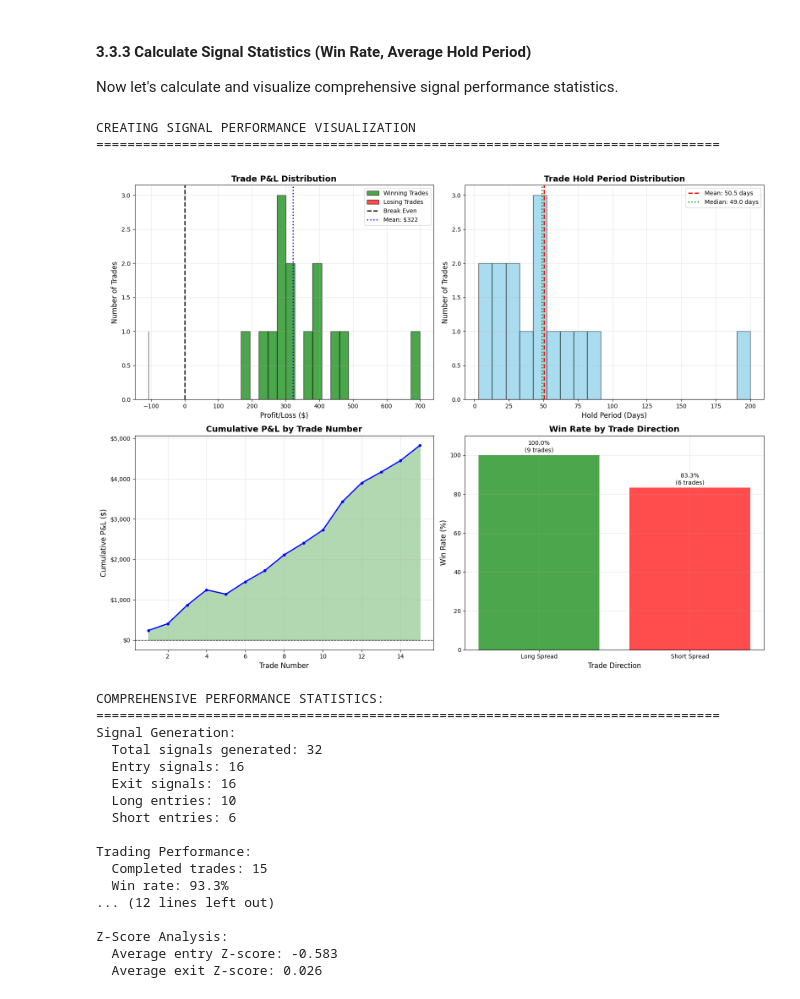
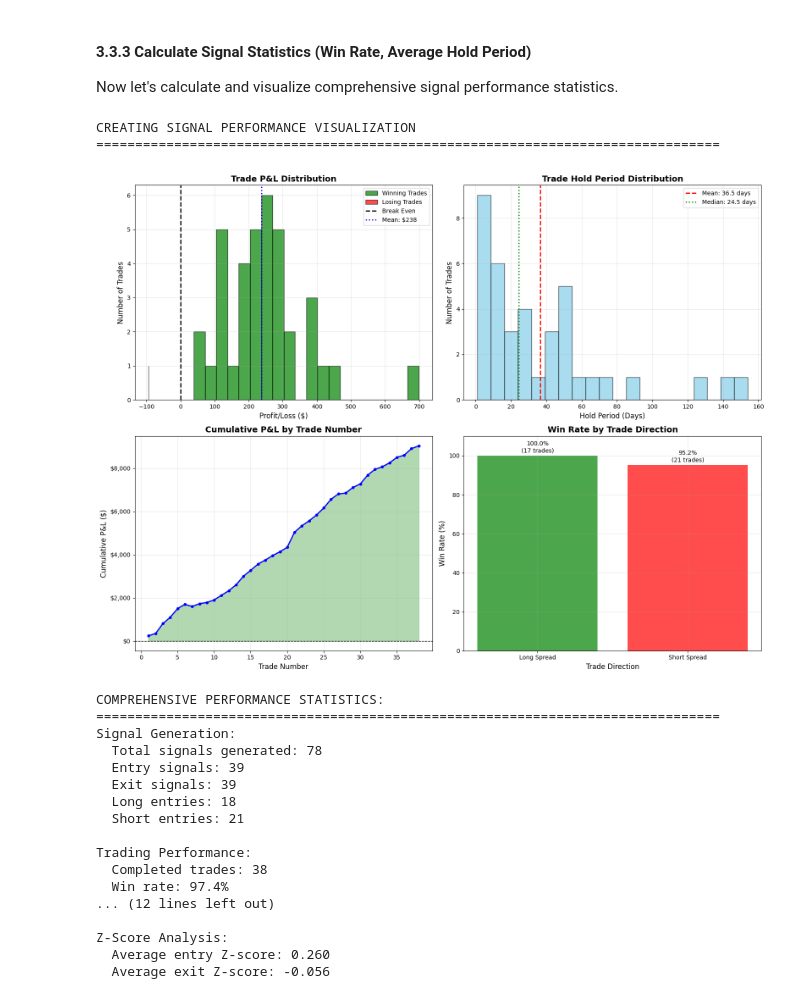
Before and after one commit to TradeInsight-Info/TiPortfolio, a Jupyter notebook: notebooks/cointegration_pairs_goog.ipynb, the cells around one changed output. Drawn from its saved outputs; the diff is of its cells as text; code cells hidden in the pictures.

```diff
--- a/notebooks/cointegration_pairs_goog.ipynb
+++ b/notebooks/cointegration_pairs_goog.ipynb
@@ -1087,7 +1087,7 @@ print("Testing rolling Z-score calculation function...")
 # Use the spread calculated earlier
 if 'spread' in locals():
     # Calculate Z-scores with default parameters
-    zscore_results = calculate_rolling_zscore(spread, window=252, min_periods=20)
+    zscore_results = calculate_rolling_zscore(spread, window=126, min_periods=20)
 
     # Display first few and last few rows
     print(f"\nFirst 10 rows of Z-score results:")
@@ -1625,7 +1625,7 @@ def generate_trading_signals(zscore_results, entry_threshold=2.0, exit_threshold
 
 # Generate trading signals
 if 'zscore_results' in locals():
-    trading_signals = generate_trading_signals(zscore_results, entry_threshold=2.0, exit_threshold=0.0)
+    trading_signals = generate_trading_signals(zscore_results, entry_threshold=1.5, exit_threshold=0.0)
 
     # Display first few signals
     print(f"\nFirst 10 trading signals:")
@@ -2654,7 +2654,7 @@ def visualize_signal_performance(trading_signals, close_prices, zscore_results,
     trading_signals : pd.DataFrame
         Trading signals from generate_trading_signals function
     close_prices : pd.DataFrame
-        DataFrame with close prices for GOOG and GOOGL
+        DataFrame with close prices for SYMBOL1 and SYMBOL2
     zscore_results : pd.DataFrame
         Results from calculate_rolling_zscore function
     performance_results : dict
@@ -2926,48 +2926,48 @@ if 'trading_signals' in locals() and 'close_prices' in locals() and 'zscore_resu
     print(f"  Short entries: {perf_viz_results.get('short_entries_generated', 0)}")
 
     print("\nTrading Performance:")
     print(f"  Completed trades: {perf_viz_results.get('total_completed_trades', 0)}")
     print(f"  Win rate: {perf_viz_results.get('win_rate', 0):.1f}%")
     print(f"  Total P&L: ${perf_viz_results.get('total_pnl', 0):,.0f}")
     print(f"  Average trade P&L: ${perf_viz_results.get('avg_trade_pnl', 0):,.0f}")
     print(f"  Average hold period: {perf_viz_results.get('avg_hold_period', 0):.1f} days")
 
     if perf_viz_results.get('profit_factor', 0) > 0:
         print(f"\nAdvanced Metrics:")
         print(f"  Profit factor: {perf_viz_results.get('profit_factor', 0):.2f}")
         print(f"  Max drawdown: {perf_viz_results.get('max_drawdown', 0):.2%}")
         print(f"  Sharpe ratio: {perf_viz_results.get('sharpe_ratio', 0):.2f}")
         print(f"  Largest win: ${perf_viz_results.get('largest_win', 0):,.0f}")
         print(f"  Largest loss: ${perf_viz_results.get('largest_loss', 0):,.0f}")
         print(f"  Average win: ${perf_viz_results.get('avg_win', 0):,.0f}")
         print(f"  Average loss: ${perf_viz_results.get('avg_loss', 0):,.0f}")
 
     if perf_viz_results.get('avg_entry_zscore') is not None:
         print(f"\nZ-Score Analysis:")
         print(f"  Average entry Z-score: {perf_viz_results.get('avg_entry_zscore', 0):.3f}")
         print(f"  Average exit Z-score: {perf_viz_results.get('avg_exit_zscore', 0):.3f}")
 
 else:
     print("❌ Required data not available for performance visualization")
     print("Please run the previous cells to generate trading signals and performance data first.")
 # %% [output]
 CREATING SIGNAL PERFORMANCE VISUALIZATION
 ================================================================================
-[figure, old version]
+[figure, new version]
 COMPREHENSIVE PERFORMANCE STATISTICS:
 ================================================================================
 Signal Generation:
-  Total signals generated: 32
-  Entry signals: 16
-  Exit signals: 16
-  Long entries: 10
-  Short entries: 6
+  Total signals generated: 78
+  Entry signals: 39
+  Exit signals: 39
+  Long entries: 18
+  Short entries: 21
 
 Trading Performance:
-  Completed trades: 15
-  Win rate: 93.3%
+  Completed trades: 38
+  Win rate: 97.4%
 ... (12 lines left out)
 
 Z-Score Analysis:
-  Average entry Z-score: -0.583
-  Average exit Z-score: 0.026
+  Average entry Z-score: 0.260
+  Average exit Z-score: -0.056
```
Also changed, not shown: parts of 11 cells of this notebook, 2 other files.
